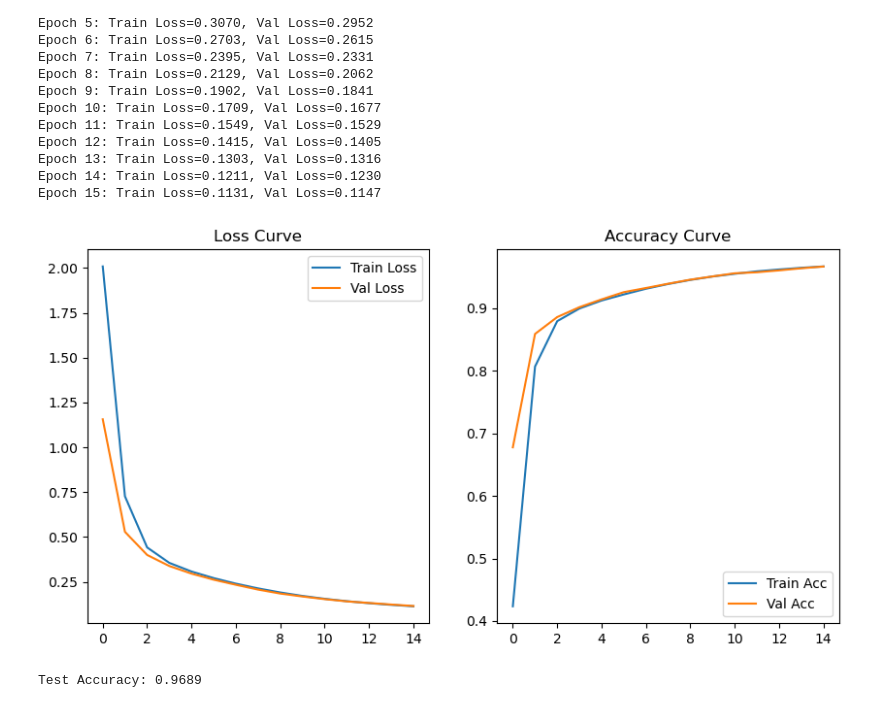
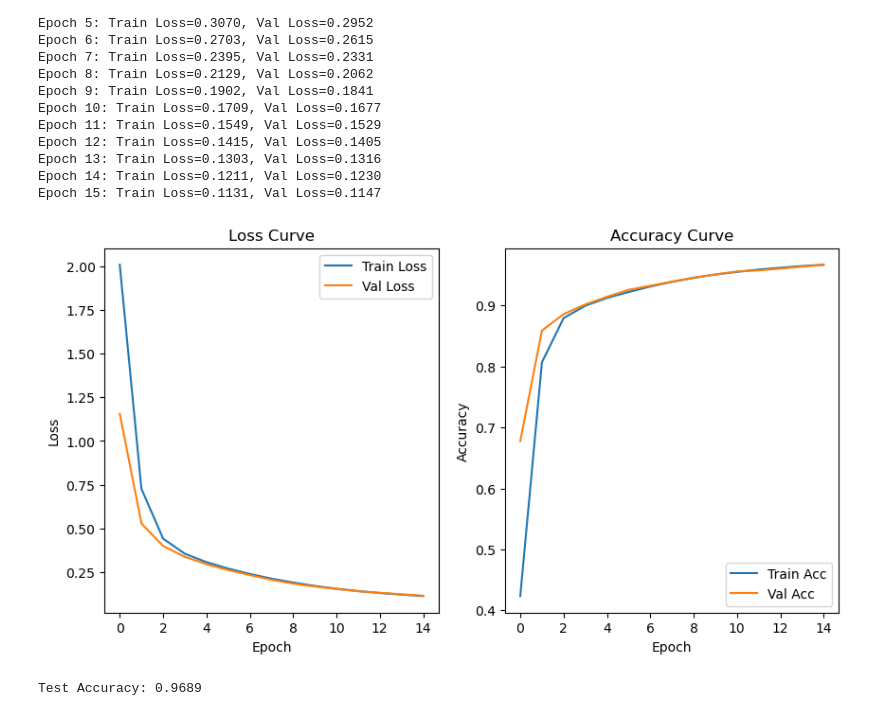
Before and after one commit to ritesh-kr18/CNN_Lab_Work, a Jupyter notebook: 24cd3035_CNN_Lab.ipynb, the cells around one changed output. Saved outputs shown, nothing was run; the diff lists cells and outputs as text; code cells hidden in the pictures.

```diff
--- a/24cd3035_CNN_Lab.ipynb
+++ b/24cd3035_CNN_Lab.ipynb
@@ -671,24 +671,28 @@ Epoch 15: Train Loss=0.1131, Val Loss=0.1147
 # %%
 plt.figure(figsize=(10,5))
 
 # Loss
 plt.subplot(1,2,1)
 plt.plot(train_losses, label="Train Loss")
 plt.plot(val_losses, label="Val Loss")
+plt.xlabel("Epoch")
+plt.ylabel("Loss")
 plt.title("Loss Curve")
 plt.legend()
 
 # Accuracy
 plt.subplot(1,2,2)
 plt.plot(train_accs, label="Train Acc")
 plt.plot(val_accs, label="Val Acc")
+plt.xlabel("Epoch")
+plt.ylabel("Accuracy")
 plt.title("Accuracy Curve")
 plt.legend()
 
 plt.savefig("lenet_sgd_curves.png")
 plt.show()
 # %% [output]
-[figure, old version]
+[figure, new version]
 # %%
 test_dataset = datasets.MNIST(root="./data", train=False, transform=transform)
 test_loader = DataLoader(test_dataset, batch_size=64)
```
Also changed, not shown: parts of 7 cells of this notebook.
